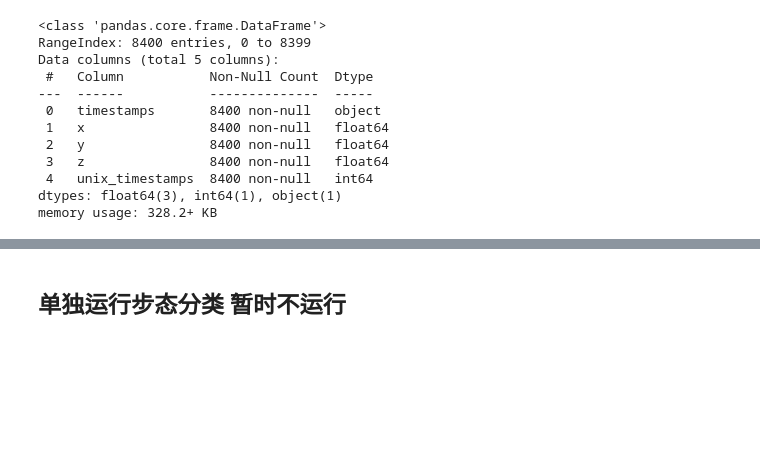
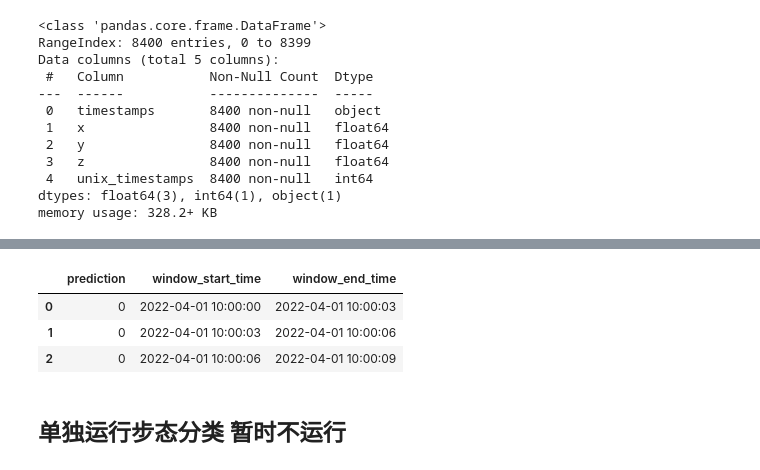
Before and after one commit to Allwillcome/--_----, a Jupyter notebook: Notes/IMUGaitAnalysis/ShuaiGaitpy/XsensGaitpy.ipynb, the cells around one changed output, grey strips where cells are left out. Drawn from its saved outputs; the diff is of its cells as text; code cells hidden in the pictures; blank space fills up the shorter version.

```diff
--- a/Notes/IMUGaitAnalysis/ShuaiGaitpy/XsensGaitpy.ipynb
+++ b/Notes/IMUGaitAnalysis/ShuaiGaitpy/XsensGaitpy.ipynb
@@ -161,3 +163,11 @@ total run time: 0.94 seconds
+# %%
+Xsenshdf = pd.read_hdf("XsensData/classify_bouts.h5")
+Xsenshdf.head(3)
+# %% [output]
+|  | prediction | window_start_time | window_end_time |
+| 0 | 0 | 2022-04-01 10:00:00 | 2022-04-01 10:00:03 |
+| 1 | 0 | 2022-04-01 10:00:03 | 2022-04-01 10:00:06 |
+| 2 | 0 | 2022-04-01 10:00:06 | 2022-04-01 10:00:09 |
 # %% [markdown]
 ## 单独运行步态分类 暂时不运行
 # %%
```
Also changed, not shown: parts of 2 cells of this notebook, 7 other files.
